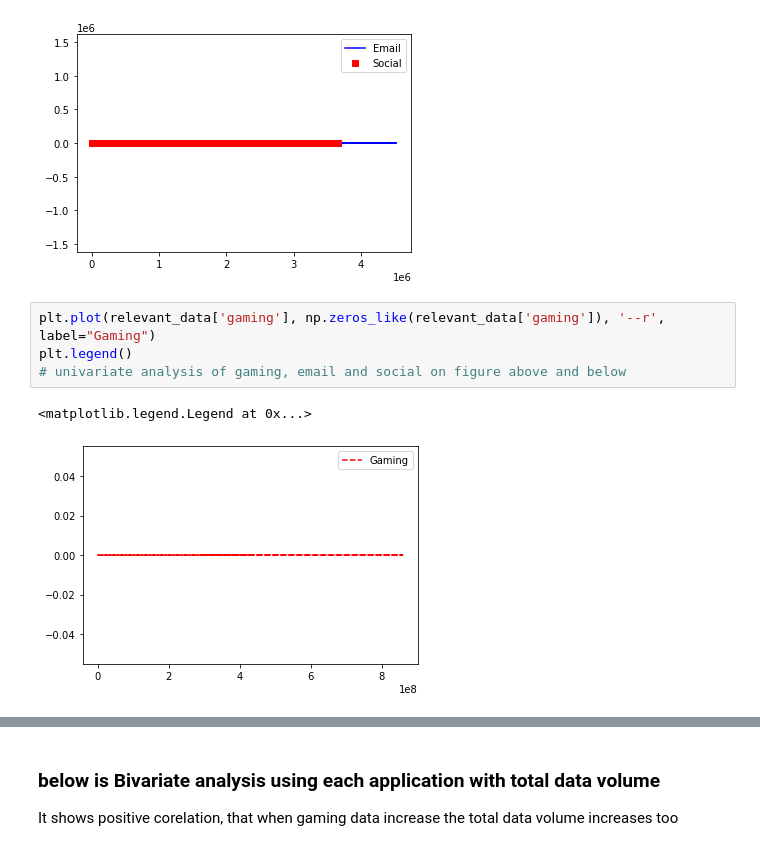
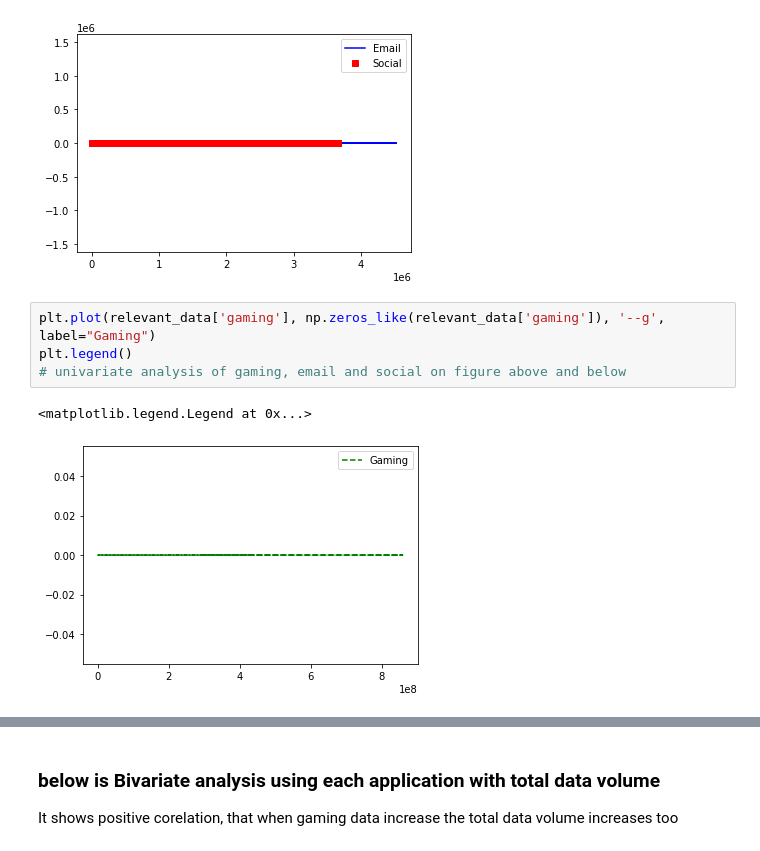
Before and after one commit to Ammon21/Telecom-Analysis, a Jupyter notebook: Notebooks/User_Overview 1.2.ipynb, the cells around one changed output, grey strips where cells are left out. Cells and saved outputs as stored; diff of their text form.

```diff
--- a/Notebooks/User_Overview 1.2.ipynb
+++ b/Notebooks/User_Overview 1.2.ipynb
@@ -174,9 +153,9 @@ leg = ax.legend();
 # %% [output]
 [figure]
 # %%
-plt.plot(relevant_data['gaming'], np.zeros_like(relevant_data['gaming']), '--r', label="Gaming")
+plt.plot(relevant_data['gaming'], np.zeros_like(relevant_data['gaming']), '--g', label="Gaming")
 plt.legend()
 # univariate analysis of gaming, email and social on figure above and below
 # %% [output]
 <matplotlib.legend.Legend at 0x...>
-[figure, old version]
+[figure, new version]
```
Also changed, not shown: parts of 37 cells of this notebook.
